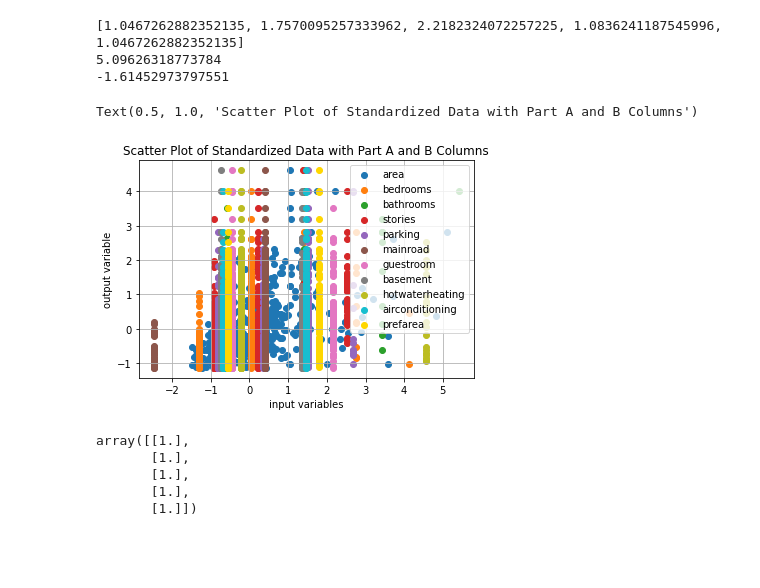
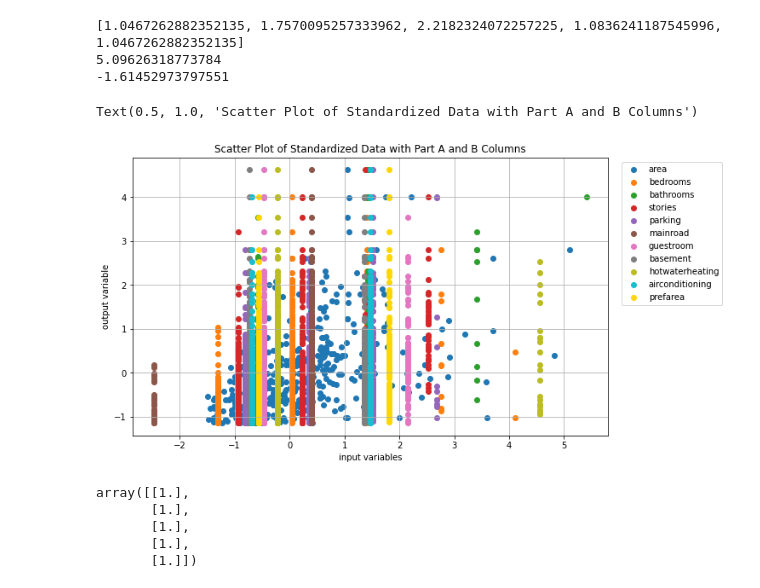
Before and after one commit to ParkerPschorrECGR2104/ECGR-4105-Gradient-Descent, a Jupyter notebook: 4105_Homework_1.ipynb, the cells around one changed output. Saved outputs shown, nothing was run; the diff lists cells and outputs as text; code cells hidden in the pictures; blank space fills up the shorter version.

```diff
--- a/4105_Homework_1.ipynb
+++ b/4105_Homework_1.ipynb
@@ -199,35 +199,35 @@ plt.scatter(parking[:numTrainingRows],pricesTraining,color='tab:purple',label='p
 
 if extraInputs == True:
   plt.scatter(mainroad[:numTrainingRows],pricesTraining,color='tab:brown',label='mainroad')
   plt.scatter(guestroom[:numTrainingRows],pricesTraining,color='tab:pink',label='guestroom')
   plt.scatter(basement[:numTrainingRows],pricesTraining,color='tab:gray',label='basement')
   plt.scatter(hotwaterheating[:numTrainingRows],pricesTraining,color='tab:olive',label='hotwaterheating')
   plt.scatter(airconditioning[:numTrainingRows],pricesTraining,color='tab:cyan',label='airconditioning')
   plt.scatter(prefarea[:numTrainingRows],pricesTraining,color='gold',label='prefarea')
 
 plt.grid()
 plt.rcParams["figure.figsize"] = (10,6)
 plt.xlabel('input variables')
 plt.ylabel('output variable')
 plt.title('Scatter Plot of Processed Training Data')
-plt.legend()
+plt.legend(bbox_to_anchor = (1.25, 1), loc='upper right')
 
 #all these if-statements just determine the title of the plot for the report
 if standardizedData == True:
   dataProcessingTitle = 'Standardized Data'
 elif normalizedData == True:
   dataProcessingTitle = 'Normalized Data'
 else:
   dataProcessingTitle = 'Raw Data'
 
 dataExtraTitle = ' with Part A Columns'
 if extraInputs == True:
   dataExtraTitle = ' with Part A and B Columns'
 
 plt.title('Scatter Plot of ' + dataProcessingTitle + dataExtraTitle)
 # %% [output]
 Text(0.5, 1.0, 'Scatter Plot of Standardized Data with Part A and B Columns')
-[figure, old version]
+[figure, new version]
 # %%
 xOnes = np.ones((M, 1))
 xOnes[:5]
```
